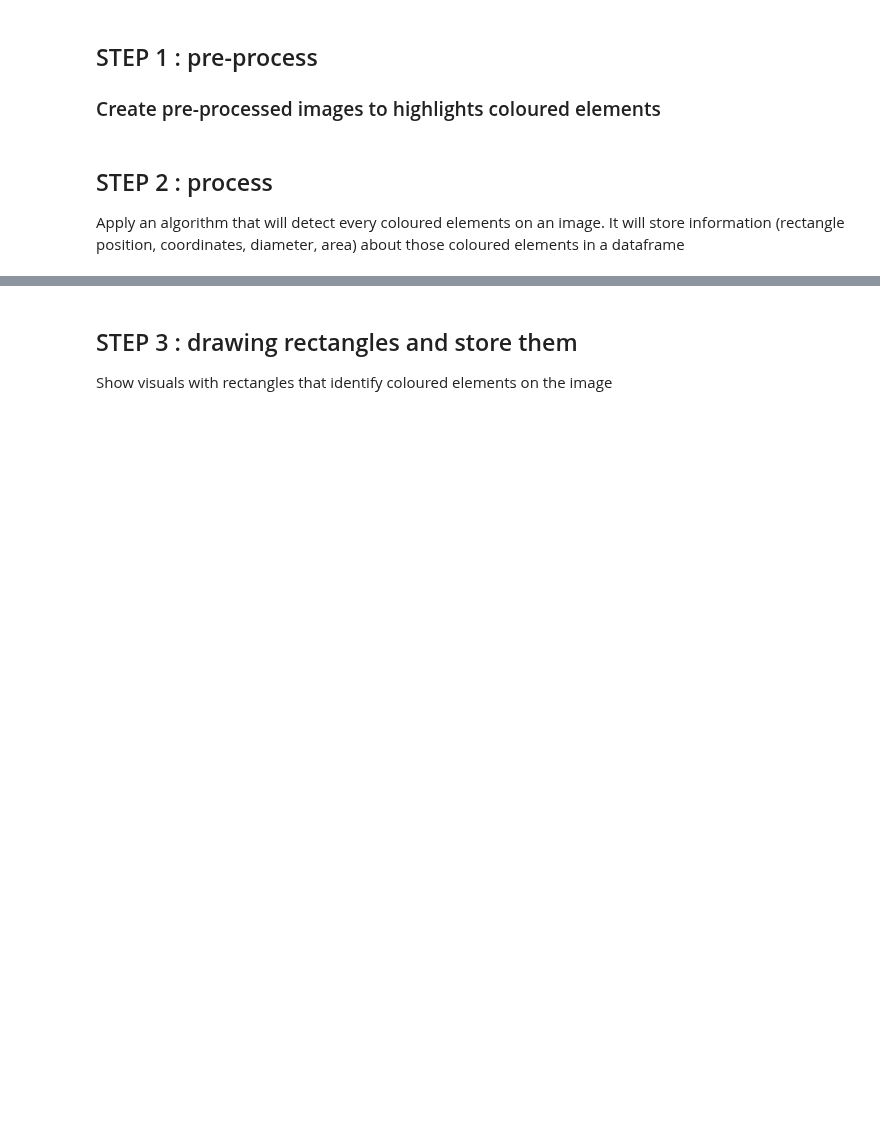
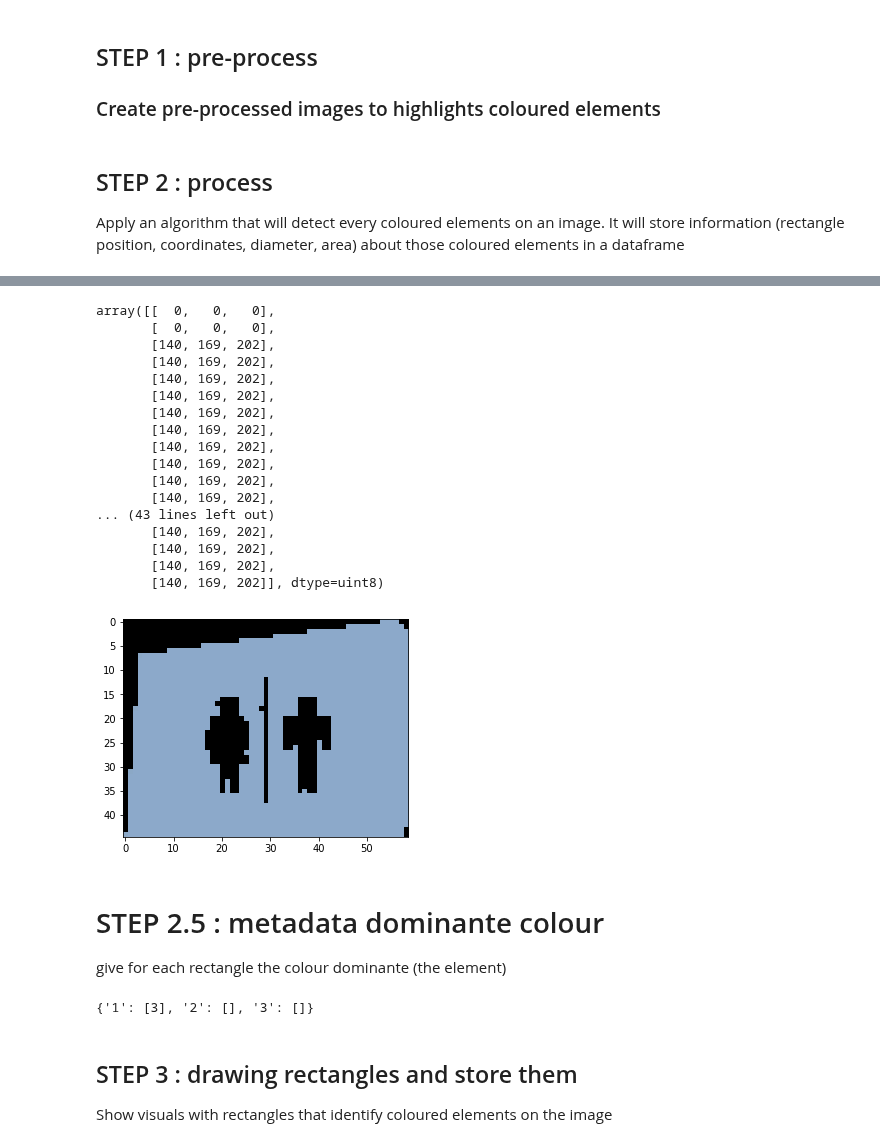
Before and after one commit to vincentnam/ProjetInterpromo2020G8, a Jupyter notebook: Chloe_Gaussail_notebook.ipynb, the cells around one changed output, grey strips where cells are left out. Cells and saved outputs as stored; diff of their text form; code cells hidden in the pictures; blank space fills up the shorter version.

```diff
--- a/Chloe_Gaussail_notebook.ipynb
+++ b/Chloe_Gaussail_notebook.ipynb
@@ -911,16 +911,17 @@ if not os.path.isdir(dataframe_path): os.mkdir(dataframe_path)
 # liste = tqdm(os.listdir(input_path)[:N])
 liste = ['Aer_Lingus_Airbus_A321_plane10.jpg']
 
+dict_im_pre_process = {}
 for image_name in liste :
     # Create a Colour object
     col_obj = Colour(data_path, layouts[0], image_name)
 
     # Make a colour detection based on the layout type ('GURU' or 'MAESTRO') and image type('png', 'jpg')
-    img_res = col_obj.colour_pipeline(colours = {}, epsilon = 30, colour_mode = True,
+    dict_im_pre_process[image_name]  = col_obj.colour_pipeline(colours = {}, epsilon = 30, colour_mode = True,
                         default_colour = [0, 0, 0], rgb_len = 3)
 
     # Save the pre-processed image
-    plt.imsave(pre_processed_path + image_name, img_res.astype('uint8'))
+#     plt.imsave(pre_processed_path + image_name, img_res.astype('uint8'))
 # %% [markdown]
 ## STEP 2 : process
 Apply an algorithm that will detect every coloured elements on an image. It will store information (rectangle position, coordinates, diameter, area) about those coloured elements in a dataframe
@@ -979,0 +997,26 @@ df.to_csv(dataframe_path + 'dataframe.csv', sep=',', index=False)
+# %%
+img = dict_im_pre_process['Aer_Lingus_Airbus_A321_plane10.jpg']
+# plt.subplots(figsize=(20, 40))
+# plt.imshow(img)
+plt.imshow(img[207:252, 132:191])
+img[207:252, 132:191][20]
+# (207, 132, 252, 191)
+# %% [output]
+array([[  0,   0,   0],
+       [  0,   0,   0],
+       [140, 169, 202],
+       [140, 169, 202],
+       [140, 169, 202],
+       [140, 169, 202],
+       [140, 169, 202],
+       [140, 169, 202],
+       [140, 169, 202],
+       [140, 169, 202],
+       [140, 169, 202],
+       [140, 169, 202],
+... (43 lines left out)
+       [140, 169, 202],
+       [140, 169, 202],
+       [140, 169, 202],
+       [140, 169, 202]], dtype=uint8)
+[figure, added]
@@ -980,3 +1099,16 @@ df.to_csv(dataframe_path + 'dataframe.csv', sep=',', index=False)
+# %% [markdown]
+# STEP 2.5 : metadata dominante colour
+
+give for each rectangle the colour dominante (the element)
+# %%
+dico = {}
+list_id = ['1','2','3']
+for i in list_id:
+    dico[i]=[]
+dico['1'].append(3)
+dico
+# %% [output]
+{'1': [3], '2': [], '3': []}
 # %% [markdown]
 ## STEP 3 : drawing rectangles and store them
 Show visuals with rectangles that identify coloured elements on the image
```
Also changed, not shown: parts of 7 cells of this notebook.
